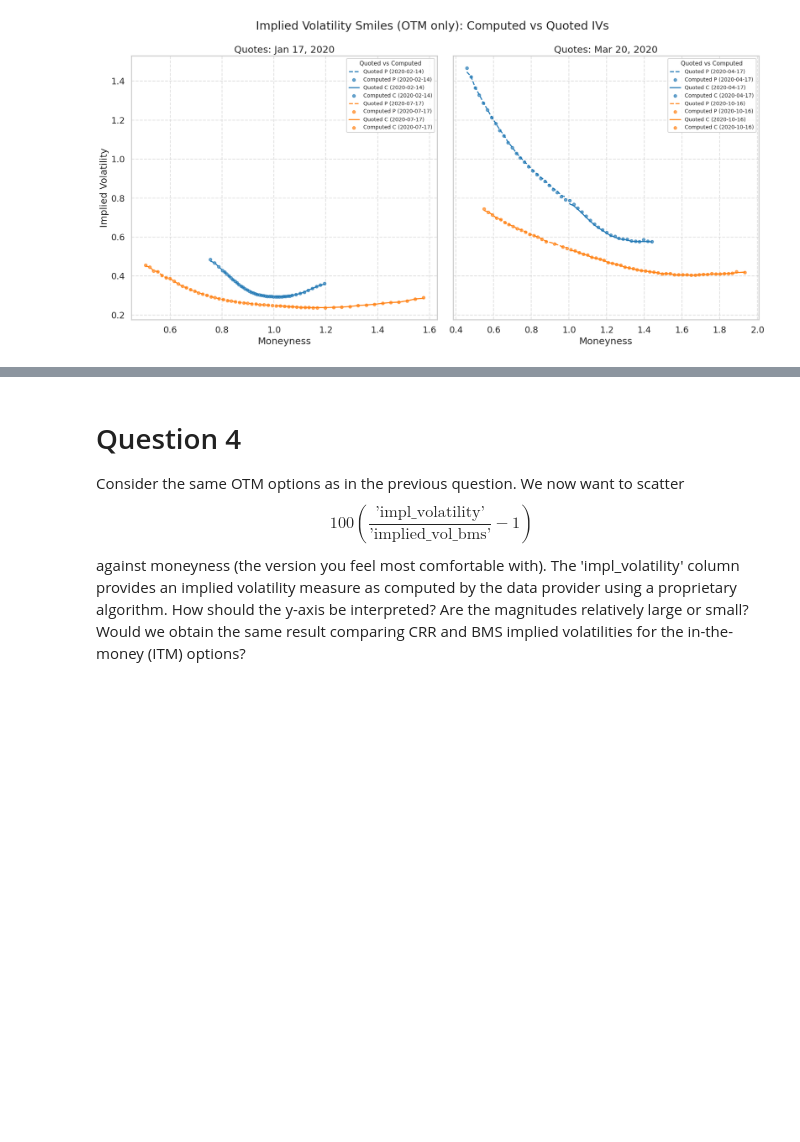
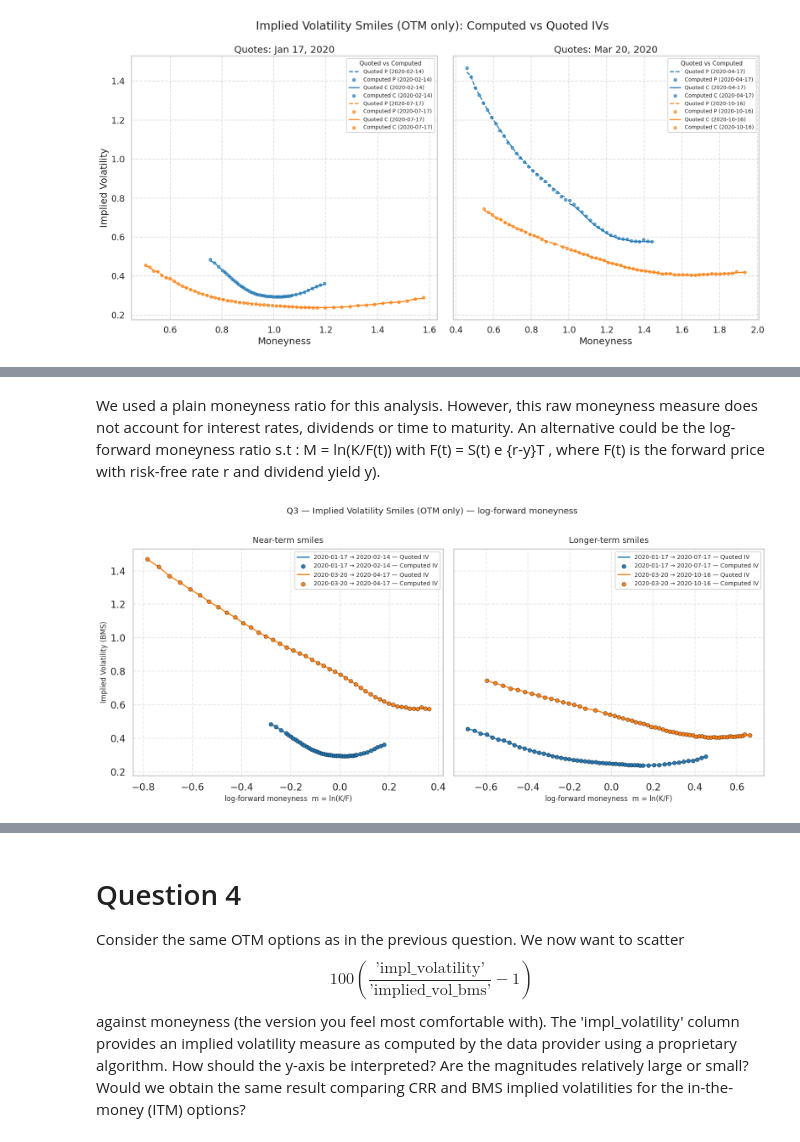
Before and after one commit to geoffroy-h-e/derivatives_p1, a Jupyter notebook: Derivatives_assignment_1/v3.ipynb, the cells around one changed output, grey strips where cells are left out. Saved outputs shown, nothing was run; the diff lists cells and outputs as text; code cells hidden in the pictures; blank space fills up the shorter version.

```diff
--- a/Derivatives_assignment_1/v3.ipynb
+++ b/Derivatives_assignment_1/v3.ipynb
@@ -319,0 +604,31 @@ plt.show()
+# %% [markdown]
+We used a plain moneyness ratio for this analysis. However, this raw moneyness measure does not account for interest rates, dividends or time to maturity. An alternative could be the log-forward moneyness ratio s.t : M = ln(K/F(t)) with F(t) = S(t) e {r-y}T , where F(t) is the forward price with risk-free rate r and dividend yield y).
+# %%
+# ---- Replot Q3 using log-forward moneyness: m = ln(K/F), F = S_ex * exp((r - y) * T) ----
+otm_options_log = otm_options.copy()
+
+F = otm_options_log[S_EX] * np.exp((otm_options_log[RF] - otm_options_log['y']) * otm_options_log[T])
+otm_options_log["M"] = np.log(otm_options_log[K] / F)   # overwrite M with log-forward moneyness
+
+# --- Patch show so plot_q3_smiles doesn't close the figure
+_old_show = plt.show
+plt.show = lambda *a, **k: None
+
+
+
+# relabel x-axes and update title
+plot_q3_smiles(otm_options_log)
+
+fig = plt.gcf()
+
+for ax in fig.axes:
+    ax.set_xlabel("log-forward moneyness  m = ln(K/F)")
+fig.suptitle("Q3 — Implied Volatility Smiles (OTM only) — log-forward moneyness", y=1.02)
+
+plt.tight_layout()
+
+# restore real show and display
+plt.show = _old_show
+plt.show()
+# %% [output]
+[figure, added]
```
Also changed, not shown: parts of 8 cells of this notebook.
